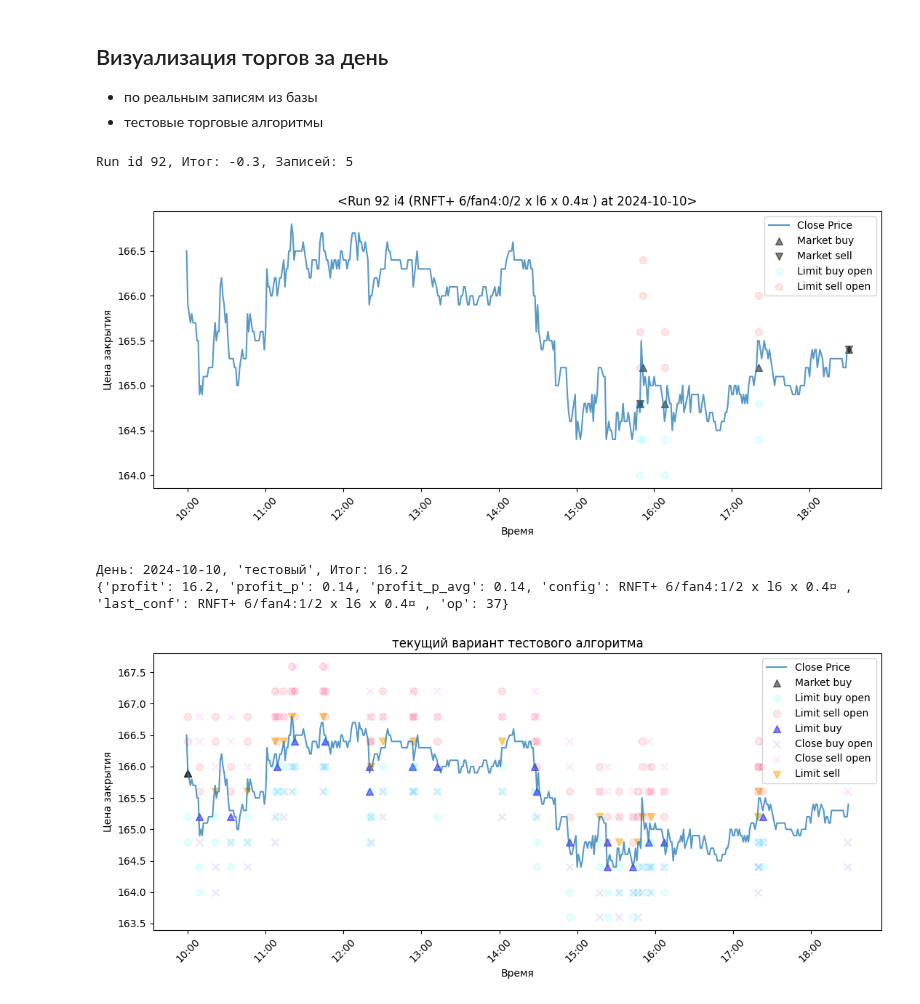
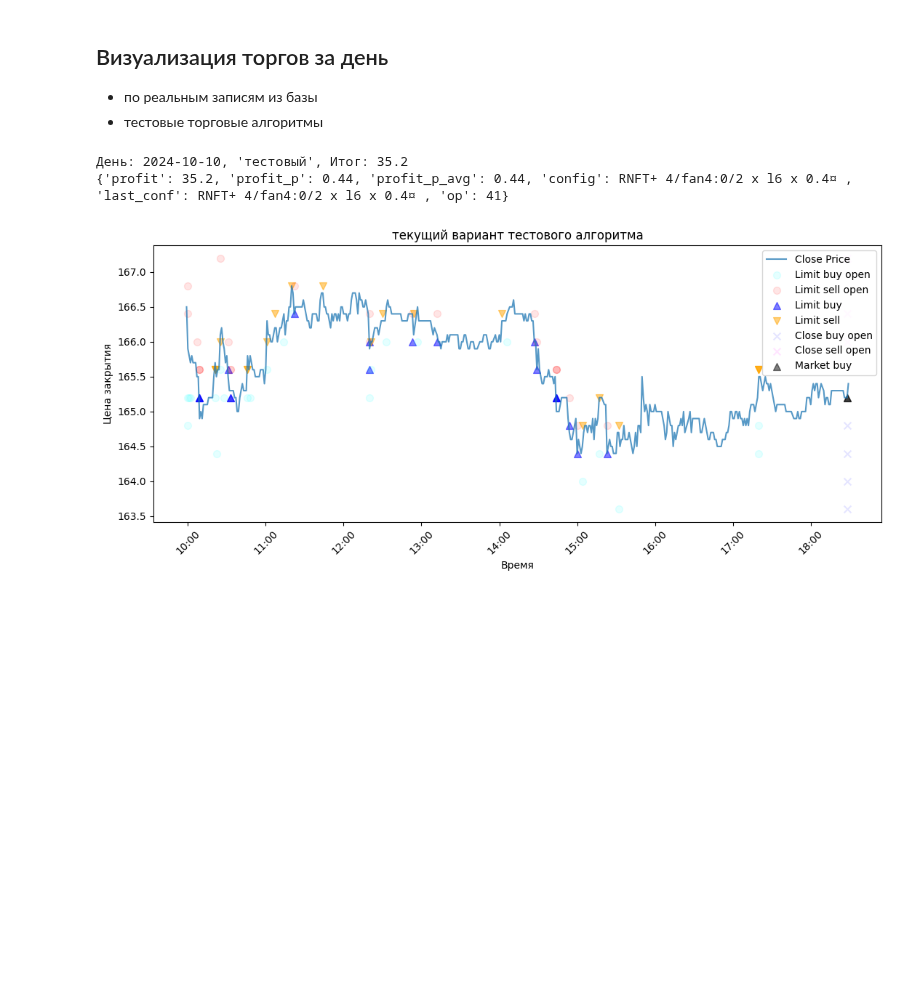
Before and after one commit to sapozhkov/fin, a Jupyter notebook: notebooks/t_day_vis.ipynb, the cells around one changed output. Saved outputs shown, nothing was run; the diff lists cells and outputs as text; code cells hidden in the pictures; blank space fills up the shorter version.

Commit message:
фиксация notebook

```diff
--- a/notebooks/t_day_vis.ipynb
+++ b/notebooks/t_day_vis.ipynb
@@ -16,7 +16,7 @@ from app.plot import PlotRun
 
 LocalCache.clear()
 
-config = RunConfig.from_repr_string('RNFT+ 6/fan4:1/2 x l6 x 0.4¤')
+config = RunConfig.from_repr_string('RNFT+ 4/fan4:0/2 x l6 x 0.4¤')
 date = '2024-10-10'
 # date = None
 if date is None:
@@ -26,48 +26,46 @@ def show_test_alg():
 
     test_alg = TestAlgorithm(
         do_printing=False,
         config=config
     )
 
     result = test_alg.test(
         last_test_date = date,
         test_days_num = 1, # тут берем всегда только 1 день для этого файла
         shares_count=0,
     )
 
     print()
     print(f"День: {date}, 'тестовый', Итог: {result['profit']}"
           # f", Записей: {result['op_cnt']}"
           )
     print(result)
 
     PlotRun.draw_notebook(
         config.ticker,
         date,
         test_alg.accounting_helper.get_orders(),
         'текущий вариант тестового алгоритма'
     )
 
 # выводим результаты за этот день
-app = create_app()
-with app.app_context():
-    runs = Run.get_by_date_and_ticker(date, config.ticker)
-    for run in runs:
-        print(f"Run id {run.id}, "
-              f"Итог: {run.total}, "
-              f"Записей: {run.operations_cnt}")
-        PlotRun.draw_notebook(
-            config.ticker,
-            date,
-            Order.get_by_run_id(run.id),
-            f"{run}"
-        )
+# app = create_app()
+# with app.app_context():
+#     runs = Run.get_by_date_and_ticker(date, config.ticker)
+#     for run in runs:
+#         print(f"Run id {run.id}, "
+#               f"Итог: {run.total}, "
+#               f"Записей: {run.operations_cnt}")
+#         PlotRun.draw_notebook(
+#             config.ticker,
+#             date,
+#             Order.get_by_run_id(run.id),
+#             f"{run}"
+#         )
 
 # выводим результаты тестового алгоритма
 show_test_alg()
 # %% [output]
-Run id 92, Итог: -0.3, Записей: 5
+День: 2024-10-10, 'тестовый', Итог: 35.2
+{'profit': 35.2, 'profit_p': 0.44, 'profit_p_avg': 0.44, 'config': RNFT+ 4/fan4:0/2 x l6 x 0.4¤ , 'last_conf': RNFT+ 4/fan4:0/2 x l6 x 0.4¤ , 'op': 41}
-[figure, old version]
+[figure, new version]
-День: 2024-10-10, 'тестовый', Итог: 16.2
-{'profit': 16.2, 'profit_p': 0.14, 'profit_p_avg': 0.14, 'config': RNFT+ 6/fan4:1/2 x l6 x 0.4¤ , 'last_conf': RNFT+ 6/fan4:1/2 x l6 x 0.4¤ , 'op': 37}
-[figure, removed]
```
Also changed, not shown: 2 other files.
